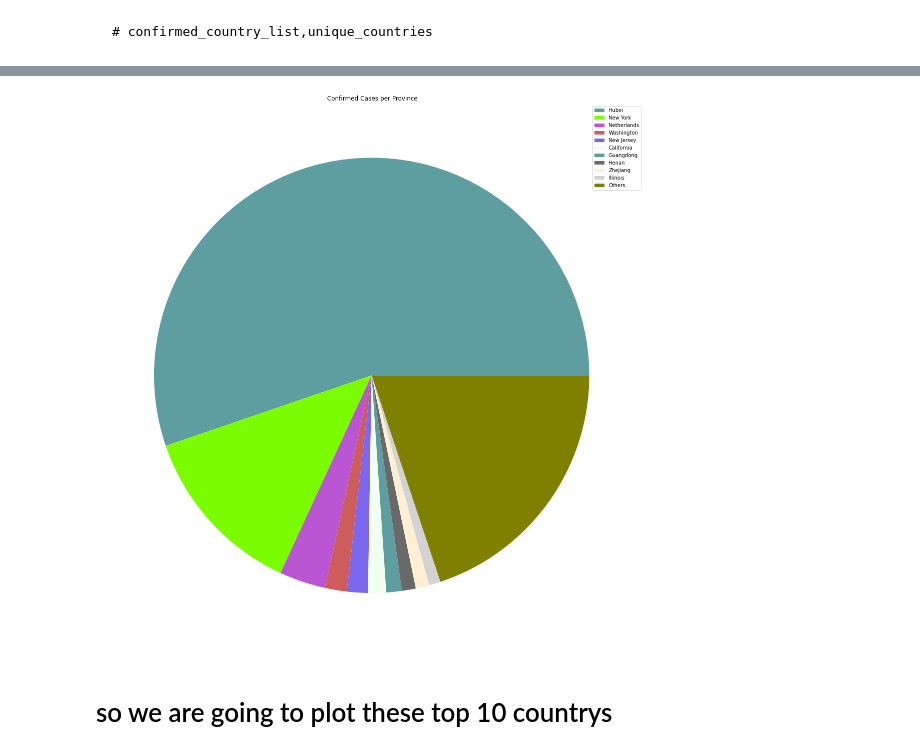
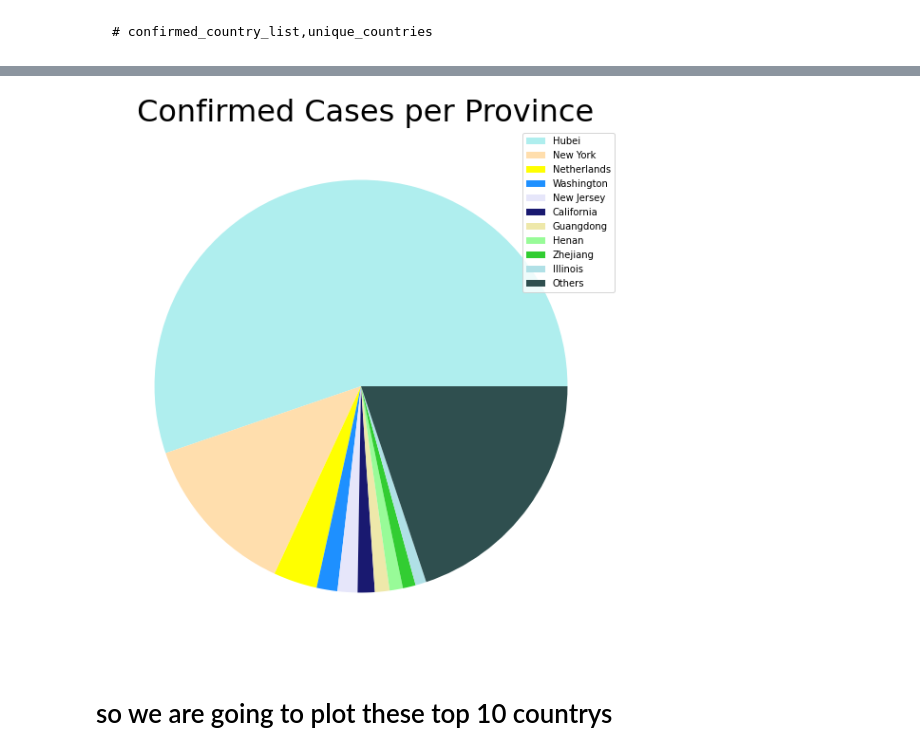
Before and after one commit to vipulgote1999/-10daysofMLChallenge, a Jupyter notebook: Day_1_.ipynb, the cells around one changed output, grey strips where cells are left out. Drawn from its saved outputs; the diff is of its cells as text; code cells hidden in the pictures.

```diff
--- a/Day_1_.ipynb
+++ b/Day_1_.ipynb
@@ -292,0 +284,3 @@ plt.show()
+# %%
+for i,j in enumerate(unique_countries):
+  print(i,j)
@@ -292,0 +305,3 @@ plt.show()
+# %%
+for i in range(len(unique_countries)):
+  print(f'{unique_countries[i]}: {confirmed_country_list[i]} ')
@@ -292,0 +328,10 @@ plt.show()
+# %%
+visual_unique_countries_all = []
+visual_confirmed_cases_all = []
+others = np.sum(confirmed_country_list[79:])
+for i in range(len(confirmed_country_list[:78])):
+    visual_unique_countries_all.append(unique_countries[i])
+    visual_confirmed_cases_all.append(confirmed_country_list[i])
+
+visual_unique_countries_all.append('Others')
+visual_confirmed_cases_all.append(others)
@@ -302,13 +356,13 @@ visual_unique_provinces.append('Others')
 visual_confirmed_cases2.append(others)
 # %%
 c = random.choices(list(mcolors.CSS4_COLORS.values()),k = len(unique_countries))
-plt.figure(figsize=(20,20))
-plt.title(' Confirmed Cases per Province')
+plt.figure(figsize=(10,10))
+plt.title(' Confirmed Cases per Province',size=32)
 plt.pie(visual_confirmed_cases2, colors=c)
 plt.legend(visual_unique_provinces, loc='best')
 plt.show()
 # %% [output]
-[figure, old version]
+[figure, new version]
 # %% [markdown]
 # so we are going to plot these top 10 countrys
 # %%
```
Also changed, not shown: parts of 43 cells of this notebook.
